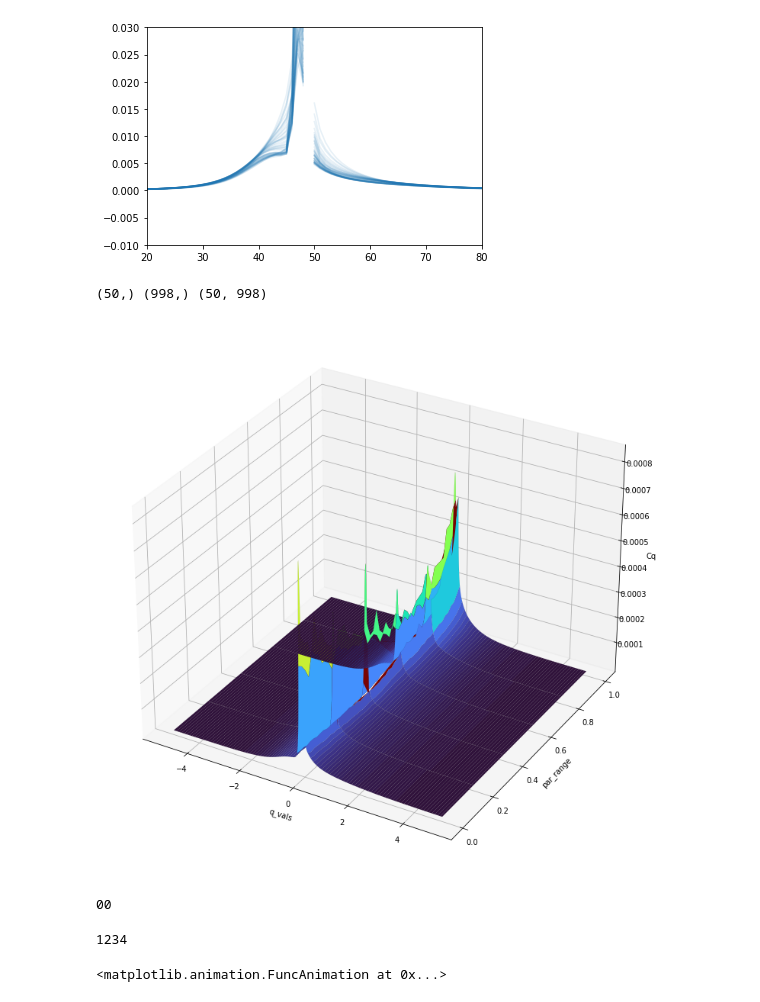
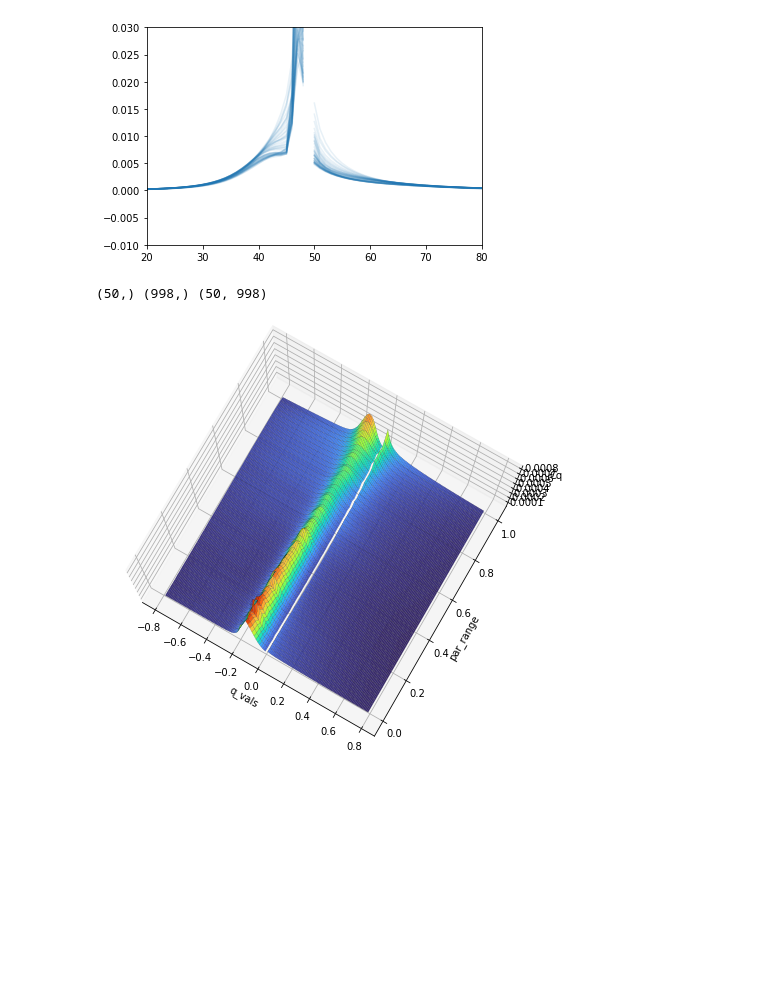
Before and after one commit to charelF/ComplexSystems, a Jupyter notebook: code/charel/3DAlex.ipynb, the cells around one changed output. Cells and saved outputs as stored; diff of their text form; code cells hidden in the pictures; blank space fills up the shorter version.

```diff
--- a/code/charel/3DAlex.ipynb
+++ b/code/charel/3DAlex.ipynb
@@ -159,52 +159,40 @@ par_range = np.load("../../data/PHASE_DOUBLE/par_range.npy")
 # %%
 X = q_vals_C
 Y = par_range
 M = C_q_mean
 minn = np.nanmin(M[np.isfinite(M)])
 maxx = np.nanmax(M[np.isfinite(M)])
 xx, yy = np.meshgrid(X, Y)
 print(par_range.shape, q_vals_C.shape, C_q_mean.shape)
 
+start = 420
+stop = 578
+xx = xx[:,start:stop]
+yy = yy[:,start:stop]
+M = M[:,start:stop]
 
-fig = plt.figure(figsize=(12,10))
+fig = plt.figure(figsize=(6,6))
 ax = p3.Axes3D(fig)
 im = ax.plot_surface(
-    xx, yy, M, cmap="turbo", rstride=10, cstride=10,
-    shade=False, linewidth=0.05, antialiased=True, edgecolor="black",
+    xx, yy, M, cmap="turbo", rstride=1, cstride=1,
+    shade=True, linewidth=0.1, antialiased=True, edgecolor="black",
     label="String", vmin=minn, vmax=maxx)
-# im._edgecolors2d=idk._edgecolors3d  # fixes some weird bug when using ax.legend()
-# im._facecolors2d=idk._facecolors3d
-# ax.plot_wireframe(xx, yy, M, cmap = 'coolwarm',  lw=1, rstride=1, cstride=1)
-# ax.set_title('')
+
 ax.set_xlabel('q_vals')
 ax.set_ylabel('par_range')
 ax.set_zlabel('Cq')
-# ax.view_init(25, 245)
+# ax.set_xlim3d([-2,2])
+
+ax.view_init(80, 300)
 # ax.legend()
 # idk.set_clim(-1,1)
 # fig.colorbar(idk, shrink=0.3, aspect=10, pad=0)
 # plt.tight_layout()
 # fig.legend()
 # plt.savefig("img/E", dpi=300)
 # plt.show()
 
-
-def update(i):
-    print(i, end="")
-    ax.view_init(30, angle)
-
-N = 5
-
-# i think the animation function needs to be called update, not animate???
-anim = animation.FuncAnimation(fig, update, frames=N, interval=10000/N, blit=False)
-
 plt.show()
 # %% [output]
 (50,) (998,) (50, 998)
-[figure, old version]
+[figure, new version]
-# %%
-anim
-# %% [output]
-00
-1234
-<matplotlib.animation.FuncAnimation at 0x...>
```
Also changed, not shown: parts of 6 cells of this notebook, 3 other files.
